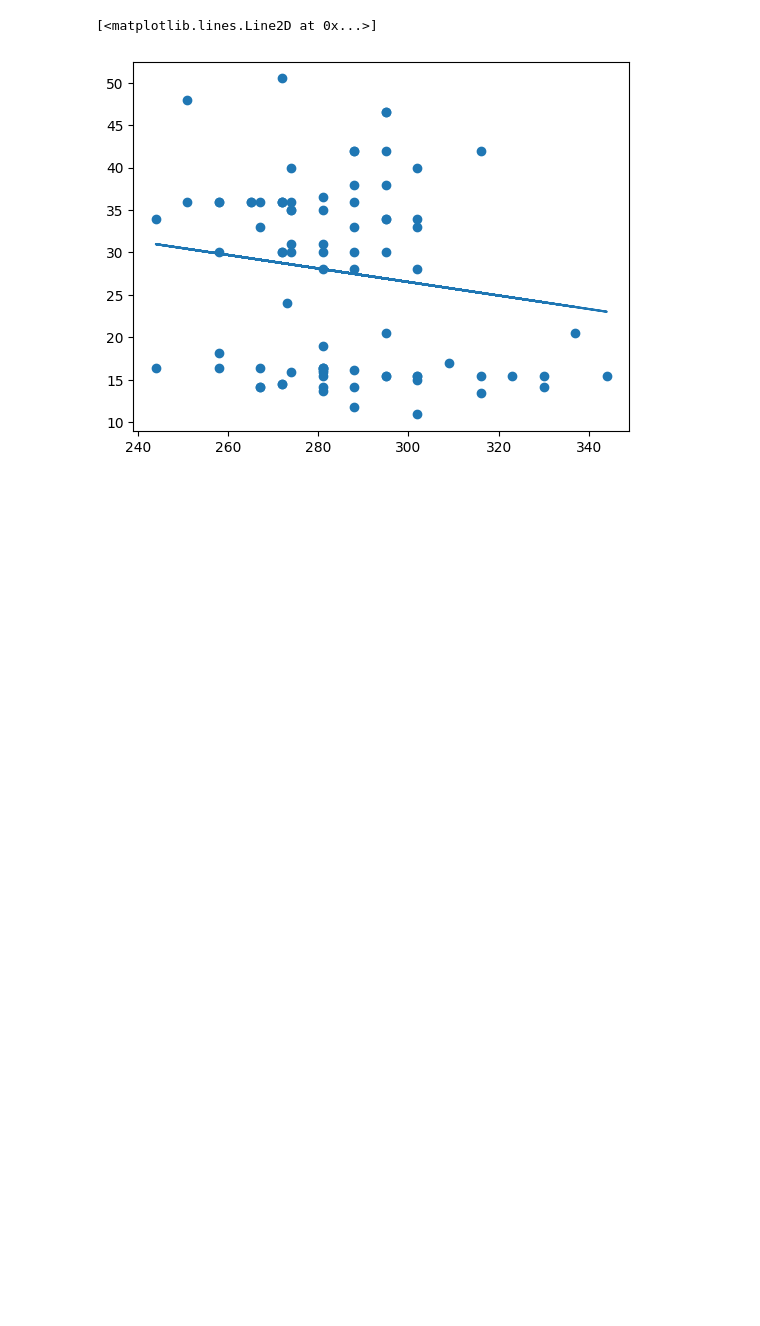
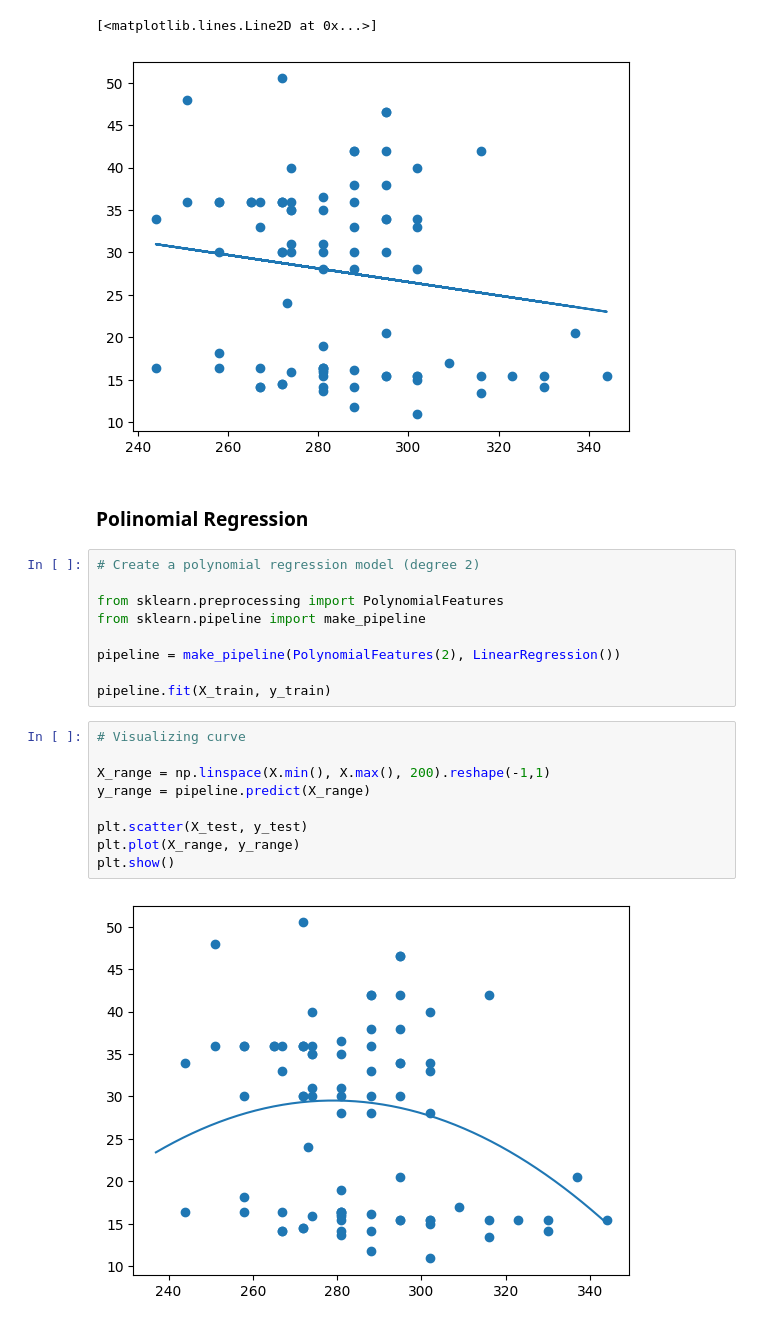
Before and after one commit to alberdjuniawan/ml-notes, a Jupyter notebook: topics/regression/linear/notebook.ipynb, the cells around one changed output. Drawn from its saved outputs; the diff is of its cells as text; blank space fills up the shorter version.

Commit message:
topics-regression-linear

```diff
--- a/topics/regression/linear/notebook.ipynb
+++ b/topics/regression/linear/notebook.ipynb
@@ -174,3 +172,25 @@ plt.plot(X_test, pred)
 # %% [output]
 [<matplotlib.lines.Line2D at 0x...>]
 [figure]
+# %% [markdown]
+### Polinomial Regression
+# %%
+# Create a polynomial regression model (degree 2)
+
+from sklearn.preprocessing import PolynomialFeatures
+from sklearn.pipeline import make_pipeline
+
+pipeline = make_pipeline(PolynomialFeatures(2), LinearRegression())
+
+pipeline.fit(X_train, y_train)
+# %%
+# Visualizing curve
+
+X_range = np.linspace(X.min(), X.max(), 200).reshape(-1,1)
+y_range = pipeline.predict(X_range)
+
+plt.scatter(X_test, y_test)
+plt.plot(X_range, y_range)
+plt.show()
+# %% [output]
+[figure, added]
```
Also changed, not shown: parts of 2 cells of this notebook, 1 other file.
